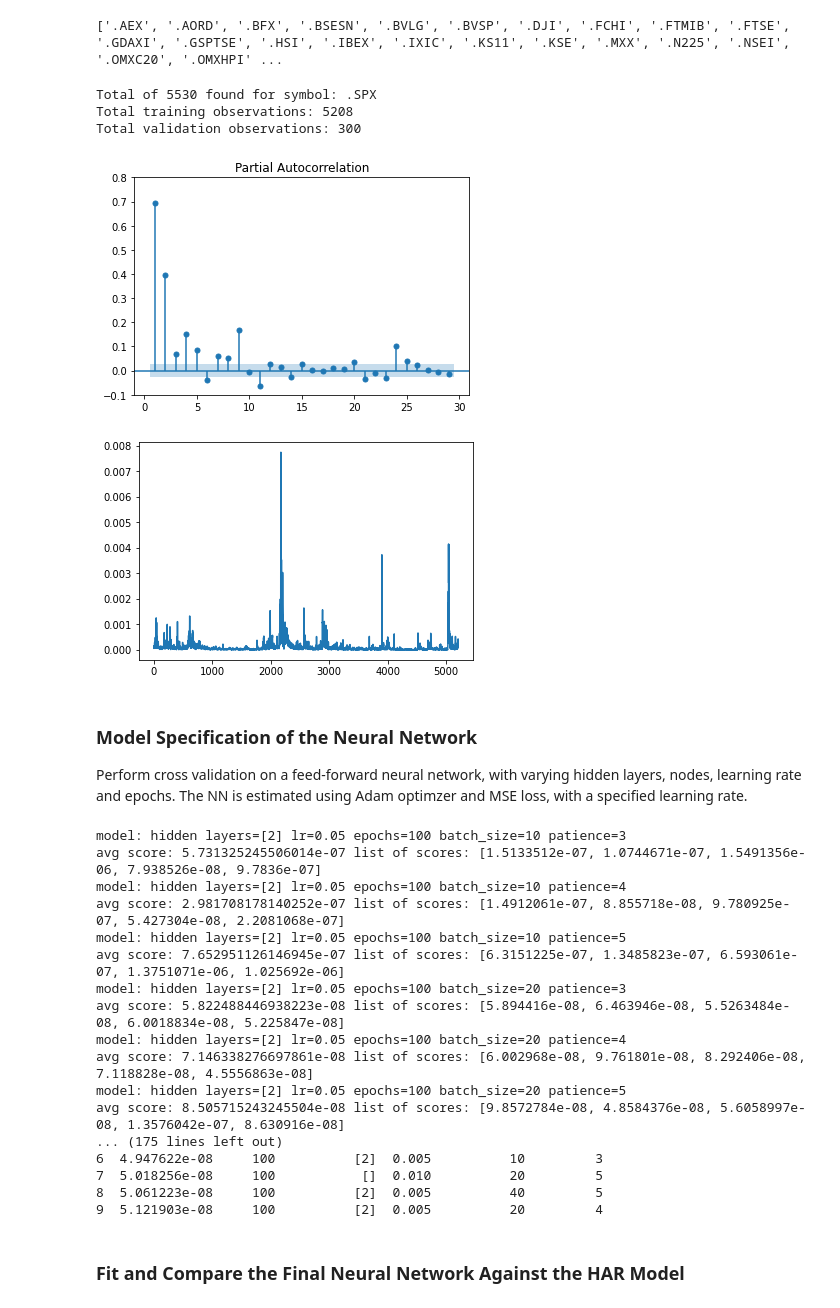
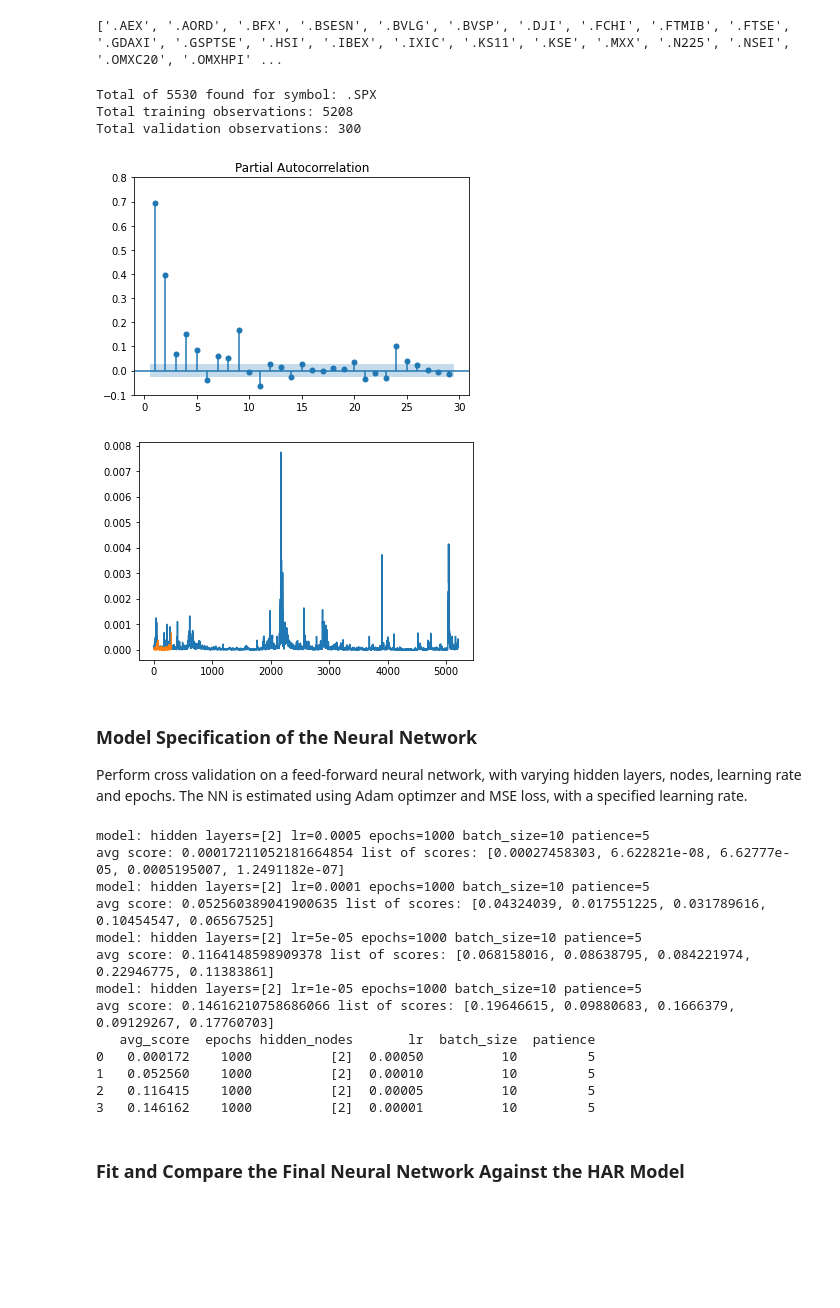
Before and after one commit to CodingNoob234/casestudy-neural-networks, a Jupyter notebook: main.ipynb, the cells around one changed output. Drawn from its saved outputs; the diff is of its cells as text; code cells hidden in the pictures; blank space fills up the shorter version.

```diff
--- a/main.ipynb
+++ b/main.ipynb
@@ -44,34 +45,35 @@ print(get_tickers_in_data())
 # %%
 # fetch data through yahoo finance API, compute features, split into training and validation subsets
 # ... for both NN and HAR
 
 ticker = ".SPX"
 
 # data = get_rv_from_yahoo(ticker)
 # or use ...
 data = get_rv_from_data(ticker)
 n_observations = len(data)
 print(f"Total of {n_observations} found for symbol: {ticker}")
 
 # data_nn_train, data_nn_val, data_har_train, data_har_val = pre_process_all_data(data, train_size=.8)
 data_nn_train, data_nn_val, data_har_train, data_har_val = pre_process_all_data(data, test_size = 300)
 
 train_observations, test_observations = len(data_nn_train), len(data_nn_val)
 print(f"Total training observations: {train_observations}")
 print(f"Total validation observations: {test_observations}")
 
 # to determine gap used in TimeSeriesSplit
 plot_pacf(data_har_train.y, lags = range(1, 30))
 plt.ylim(-0.1, 0.8)
 plt.show()
 plt.plot(data_har_train.y)
+plt.plot(data_har_val.y)
 plt.show()
 # %% [output]
 Total of 5530 found for symbol: .SPX
 Total training observations: 5208
 Total validation observations: 300
 [figure]
-[figure, old version]
+[figure, new version]
 # %% [markdown]
 ### Model Specification of the Neural Network
 Perform cross validation on a feed-forward neural network, with varying hidden layers, nodes, learning rate and epochs.
@@ -80,11 +82,11 @@ The NN is estimated using Adam optimzer and MSE loss, with a specified learning
 # PERFORM CROSS VALIDATION
 model_scores = []
 
-hidden_layers_list: tuple = ([2,],[])
-lr_list: tuple = (5e-2, 1e-2, 5e-3, 1e-3, 5e-4)
-epochs_list: tuple = (100,)
-patience_list: tuple = (3,4,5)
-batch_sizes: tuple = (10, 20, 40)
+hidden_layers_list: tuple = ([2,],)
+lr_list: tuple = (5e-4, 1e-4, 5e-5, 1e-5)
+epochs_list: tuple = (1000,)
+patience_list: tuple = (5,)
+batch_sizes: tuple = (10,)
 total_model_options: int = len(hidden_layers_list) * len(lr_list) * len(epochs_list) * len(batch_sizes) * len(patience_list)
 number_of_repeated_kfolds: int = 5
 
@@ -135,23 +137,19 @@ print(df_scores.head(10))
 epochs, hidden_layers, lr, batch_size, patience = df_scores.values[0][1:]
 epochs, batch_size = int(epochs), int(batch_size)
 # %% [output]
-model: hidden layers=[2] lr=0.05 epochs=100 batch_size=10 patience=3
-avg score: 5.731325245506014e-07 list of scores: [1.5133512e-07, 1.0744671e-07, 1.5491356e-06, 7.938526e-08, 9.7836e-07]
-model: hidden layers=[2] lr=0.05 epochs=100 batch_size=10 patience=4
-avg score: 2.981708178140252e-07 list of scores: [1.4912061e-07, 8.855718e-08, 9.780925e-07, 5.427304e-08, 2.2081068e-07]
-model: hidden layers=[2] lr=0.05 epochs=100 batch_size=10 patience=5
-avg score: 7.652951126146945e-07 list of scores: [6.3151225e-07, 1.3485823e-07, 6.593061e-07, 1.3751071e-06, 1.025692e-06]
-model: hidden layers=[2] lr=0.05 epochs=100 batch_size=20 patience=3
-avg score: 5.822488446938223e-08 list of scores: [5.894416e-08, 6.463946e-08, 5.5263484e-08, 6.0018834e-08, 5.225847e-08]
-model: hidden layers=[2] lr=0.05 epochs=100 batch_size=20 patience=4
-avg score: 7.146338276697861e-08 list of scores: [6.002968e-08, 9.761801e-08, 8.292406e-08, 7.118828e-08, 4.5556863e-08]
-model: hidden layers=[2] lr=0.05 epochs=100 batch_size=20 patience=5
-avg score: 8.505715243245504e-08 list of scores: [9.8572784e-08, 4.8584376e-08, 5.6058997e-08, 1.3576042e-07, 8.630916e-08]
-... (175 lines left out)
-6  4.947622e-08     100          [2]  0.005          10         3
-7  5.018256e-08     100           []  0.010          20         5
-8  5.061223e-08     100          [2]  0.005          40         5
-9  5.121903e-08     100          [2]  0.005          20         4
+model: hidden layers=[2] lr=0.0005 epochs=1000 batch_size=10 patience=5
+avg score: 0.00017211052181664854 list of scores: [0.00027458303, 6.622821e-08, 6.62777e-05, 0.0005195007, 1.2491182e-07]
+model: hidden layers=[2] lr=0.0001 epochs=1000 batch_size=10 patience=5
+avg score: 0.052560389041900635 list of scores: [0.04324039, 0.017551225, 0.031789616, 0.10454547, 0.06567525]
+model: hidden layers=[2] lr=5e-05 epochs=1000 batch_size=10 patience=5
+avg score: 0.1164148598909378 list of scores: [0.068158016, 0.08638795, 0.084221974, 0.22946775, 0.11383861]
+model: hidden layers=[2] lr=1e-05 epochs=1000 batch_size=10 patience=5
+avg score: 0.14616210758686066 list of scores: [0.19646615, 0.09880683, 0.1666379, 0.09129267, 0.17760703]
+   avg_score  epochs hidden_nodes       lr  batch_size  patience
+0   0.000172    1000          [2]  0.00050          10         5
+1   0.052560    1000          [2]  0.00010          10         5
+2   0.116415    1000          [2]  0.00005          10         5
+3   0.146162    1000          [2]  0.00001          10         5
 # %% [markdown]
 ### Fit and Compare the Final Neural Network Against the HAR Model
 # %%
```
Also changed, not shown: parts of 2 cells of this notebook, 5 other files.
